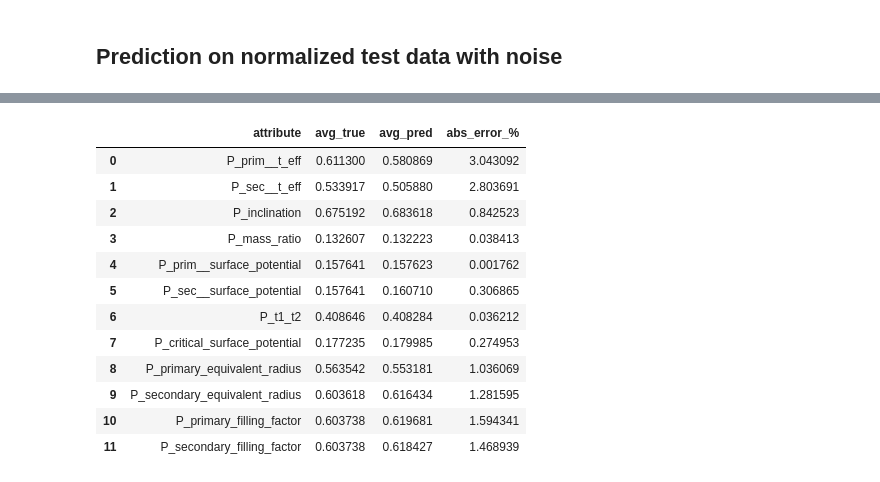
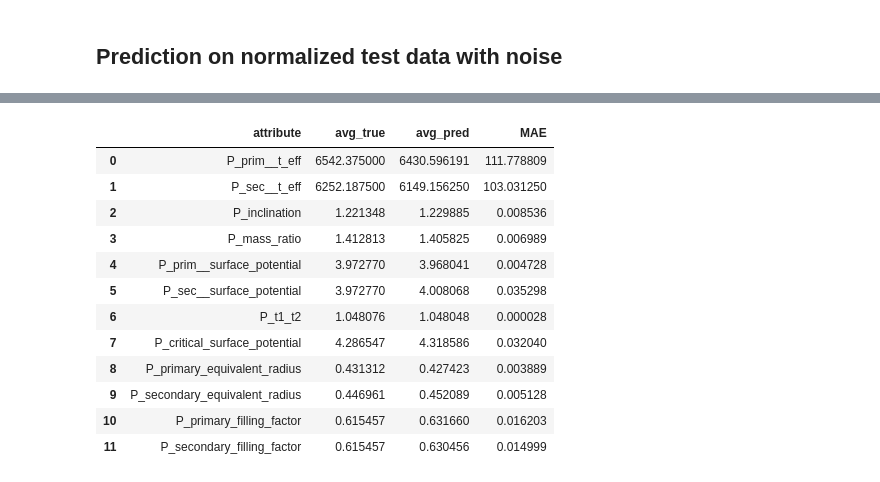
Before and after one commit to AdriNemcikova/DP, a Jupyter notebook: NORM_over_all_params.ipynb, the cells around one changed output, grey strips where cells are left out. Drawn from its saved outputs; the diff is of its cells as text; code cells hidden in the pictures.

```diff
--- a/NORM_over_all_params.ipynb
+++ b/NORM_over_all_params.ipynb
@@ -419 +322,5 @@ eval_pred
 y_pred_norm_n = model.predict(X_test_n)
+# %%
+# Blok 24 - spatna normalizacia predikcii
+denorm_n = scaler.inverse_transform(y_pred_norm)
+denorm_n[0]
@@ -420,7 +332,7 @@ y_pred_norm_n = model.predict(X_test_n)
 # %%
-# Blok 29 - uprava predikcii do podoby dataframeu
-y_pred_norm_n_df = pd.DataFrame(y_pred_norm_n,
-                            columns = [
+# Blok 25 - vytvorenie df z denormovanych predikcii
+denorm_pred_n_df = pd.DataFrame(denorm_n,
+                           columns = [
                                 "P_prim__t_eff",
                                 "P_sec__t_eff",
                                 "P_inclination",
@@ -434,3 +346,4 @@ y_pred_norm_n_df = pd.DataFrame(y_pred_norm_n,
                                 "P_primary_filling_factor",
                                 "P_secondary_filling_factor"
                             ])
+denorm_pred_n_df.head()
@@ -447,5 +357,5 @@ y_pred_norm_n_df.head()
 # %%
-# Blok 31 - vypocet priemernych hodnot predikcii pre jendotlive parametre
-n_pred_mean = y_pred_norm_n_df.mean(axis=0)
-n_pred_mean
+# Blok 26 - vypocet priemernych hodnot
+pred_mean_n = denorm_pred_n_df.mean(axis=0)
+pred_mean_n
 # %% [output]
@@ -464,7 +374,8 @@ P_secondary_filling_factor       0.618427
 dtype: float32
 # %%
-# Blok 32 - vytvorenie df z testovaich dat
-y_test_norm_n_df = pd.DataFrame(y_test_norm_n,
+# Blok 27 - vytvorenie df z testovaich dat bez sumu, vypocet priemernych hodnot
+denorm_test_n = scaler.inverse_transform(y_test_norm_n)
+y_test_norm_n = pd.DataFrame(denorm_test_n,
                             columns = [
                                 "P_prim__t_eff",
                                 "P_sec__t_eff",
@@ -479,3 +390,5 @@ y_test_norm_n_df = pd.DataFrame(y_test_norm_n,
                                 "P_primary_filling_factor",
                                 "P_secondary_filling_factor"
                             ])
+true_mean_n = y_test_norm_n.mean(axis=0)
+true_mean_n
@@ -500,21 +409,21 @@ dtype: float64
 # %%
-# Blok 34 - vyvorenie df na porovnanie priemernych testovacich a predikovanych hodnot, normovane data
-n_eval_pred = pd.DataFrame({'attribute': n_true_mean.index,
-            'avg_true': n_true_mean.values,
-            'avg_pred': n_pred_mean.values,
-            'abs_error_%': 100*(abs(n_true_mean.values - n_pred_mean.values))})
-n_eval_pred
+# Blok 28 - vytvorenie df na porovnanie priemernych predikovanych a skutocnych hodnot
+eval_pred = pd.DataFrame({'attribute': true_mean_n.index,
+            'avg_true': true_mean_n.values,
+            'avg_pred': pred_mean_n.values,
+            'MAE': abs(true_mean_n.values - pred_mean_n.values)})
+eval_pred
 # %% [output]
-|  | attribute | avg_true | avg_pred | abs_error_% |
-| 0 | P_prim__t_eff | 0.611300 | 0.580869 | 3.043092 |
-| 1 | P_sec__t_eff | 0.533917 | 0.505880 | 2.803691 |
-| 2 | P_inclination | 0.675192 | 0.683618 | 0.842523 |
-| 3 | P_mass_ratio | 0.132607 | 0.132223 | 0.038413 |
-| 4 | P_prim__surface_potential | 0.157641 | 0.157623 | 0.001762 |
-| 5 | P_sec__surface_potential | 0.157641 | 0.160710 | 0.306865 |
-| 6 | P_t1_t2 | 0.408646 | 0.408284 | 0.036212 |
-| 7 | P_critical_surface_potential | 0.177235 | 0.179985 | 0.274953 |
-| 8 | P_primary_equivalent_radius | 0.563542 | 0.553181 | 1.036069 |
-| 9 | P_secondary_equivalent_radius | 0.603618 | 0.616434 | 1.281595 |
-| 10 | P_primary_filling_factor | 0.603738 | 0.619681 | 1.594341 |
-| 11 | P_secondary_filling_factor | 0.603738 | 0.618427 | 1.468939 |
+|  | attribute | avg_true | avg_pred | MAE |
+| 0 | P_prim__t_eff | 6542.375000 | 6430.596191 | 111.778809 |
+| 1 | P_sec__t_eff | 6252.187500 | 6149.156250 | 103.031250 |
+| 2 | P_inclination | 1.221348 | 1.229885 | 0.008536 |
+| 3 | P_mass_ratio | 1.412813 | 1.405825 | 0.006989 |
+| 4 | P_prim__surface_potential | 3.972770 | 3.968041 | 0.004728 |
+| 5 | P_sec__surface_potential | 3.972770 | 4.008068 | 0.035298 |
+| 6 | P_t1_t2 | 1.048076 | 1.048048 | 0.000028 |
+| 7 | P_critical_surface_potential | 4.286547 | 4.318586 | 0.032040 |
+| 8 | P_primary_equivalent_radius | 0.431312 | 0.427423 | 0.003889 |
+| 9 | P_secondary_equivalent_radius | 0.446961 | 0.452089 | 0.005128 |
+| 10 | P_primary_filling_factor | 0.615457 | 0.631660 | 0.016203 |
+| 11 | P_secondary_filling_factor | 0.615457 | 0.630456 | 0.014999 |
```
Also changed, not shown: parts of 30 cells of this notebook.
